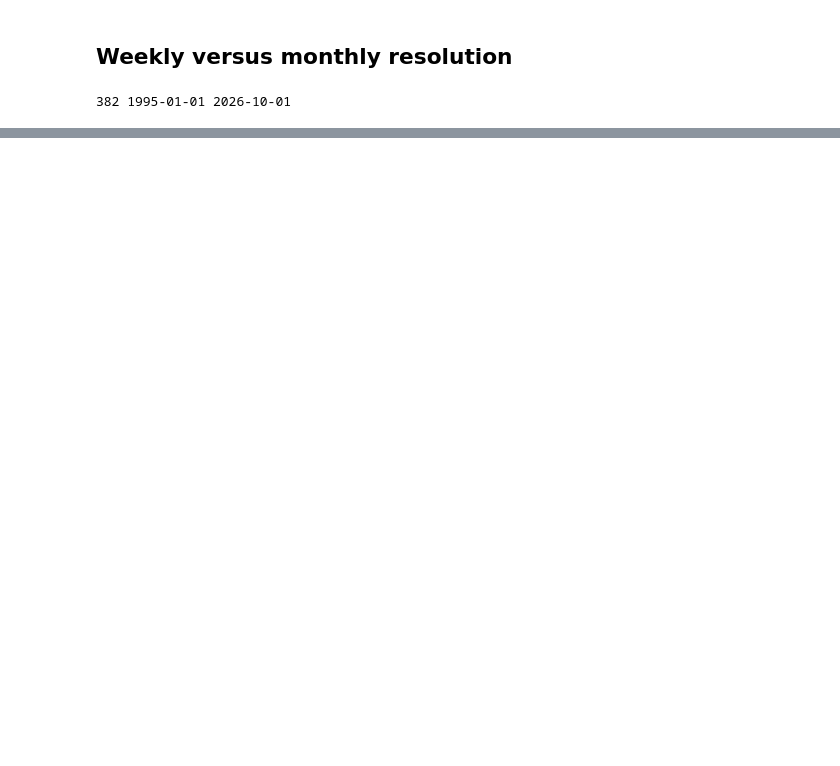
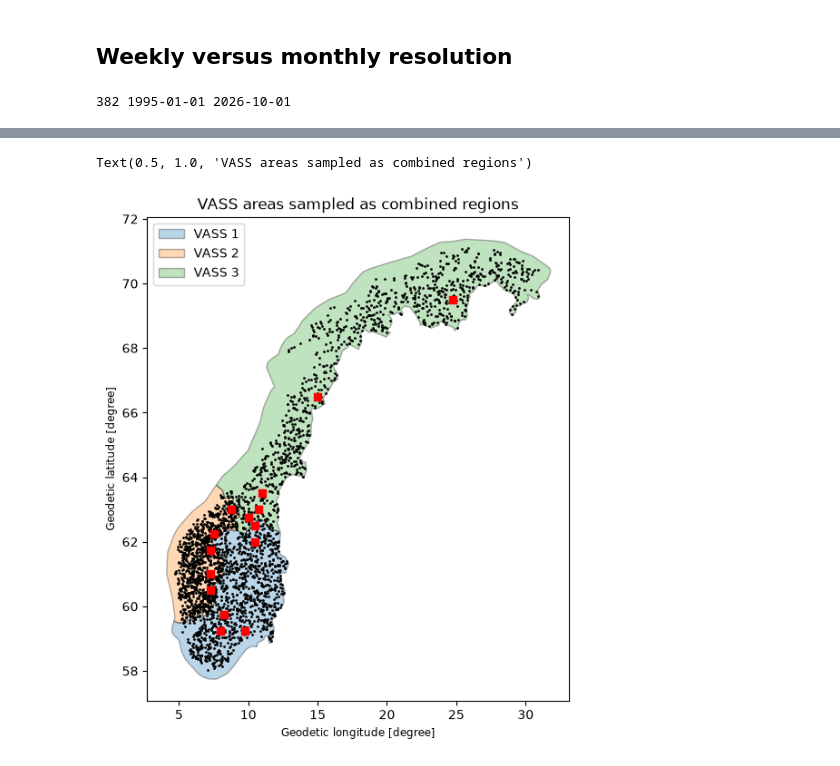
Before and after one commit to MagnusFrantsen/IND320-MagnusFrantsen, a Jupyter notebook: Notebooks/Assignment 4.ipynb, the cells around one changed output, grey strips where cells are left out. Drawn from its saved outputs; the diff is of its cells as text; code cells hidden in the pictures; blank space fills up the shorter version.

```diff
--- a/Notebooks/Assignment 4.ipynb
+++ b/Notebooks/Assignment 4.ipynb
@@ -734,0 +778,22 @@ BEST_SETTING = {"p": 2, "sd": 1, "history": 520, "horizon": 26, "sources": []}
+# %%
+# Same settings as in Part 3: metric coordinate system, number of points and random seed
+metric_crs = 25833
+samples = 1000
+seed = 320
+
+def sample_areas(areas, land, id_col, rng):
+    """Draw random points on land in each area and return them with latitude and longitude."""
+    # Joining the land polygons into one shape and making the area shapes valid
+    land_union = land.to_crs(metric_crs).geometry.make_valid().union_all()
+    valid_areas = areas.to_crs(metric_crs).assign(geometry=lambda df: df.geometry.make_valid())
+
+    # Cutting away the sea, then drawing the points and converting them to latitude and longitude
+    clipped = gpd.clip(valid_areas, land_union, keep_geom_type=True)
+    points = clipped.set_index(id_col).sample_points(samples, rng=rng).explode().to_crs(4326)
+    return pd.DataFrame({"area": points.index, "lat": points.y.values, "lon": points.x.values})
+
+rng = np.random.default_rng(seed)
+vass_points = sample_areas(vass_areas, land, "area", rng)
+
+# Each VASS area should have exactly 1,000 points
+print(vass_points.groupby("area").size())
@@ -734,0 +806,12 @@ BEST_SETTING = {"p": 2, "sd": 1, "history": 520, "horizon": 26, "sources": []}
+# %%
+# Snapping the points to the 0.25 degree weather grid and counting points per grid cell
+grid_deg = 0.25
+snapped = vass_points.assign(lat=(vass_points["lat"] / grid_deg).round() * grid_deg,
+                             lon=(vass_points["lon"] / grid_deg).round() * grid_deg)
+cells = snapped.groupby(["area", "lat", "lon"]).size().reset_index(name="n_points")
+
+# Keeping the five cells with most points in each VASS area
+vass_locations = (cells.sort_values("n_points", ascending=False).groupby("area").head(5)
+                       .sort_values(["area", "n_points"], ascending=[True, False])
+                       [["lat", "lon", "n_points", "area"]])
+print(vass_locations)
@@ -734,0 +855,9 @@ BEST_SETTING = {"p": 2, "sd": 1, "history": 520, "horizon": 26, "sources": []}
+# %%
+# Merged VASS areas with the sampled points (black) and the chosen grid cells (red squares)
+ax = vass_areas.to_crs(4326).plot(column="area", alpha=0.3, edgecolor="black", legend=True, figsize=(6, 8))
+ax.scatter(vass_points["lon"], vass_points["lat"], s=1, color="black")
+ax.scatter(vass_locations["lon"], vass_locations["lat"], s=40, color="red", marker="s")
+ax.set_title("VASS areas sampled as combined regions")
+# %% [output]
+Text(0.5, 1.0, 'VASS areas sampled as combined regions')
+[figure, added]
```
Also changed, not shown: parts of 18 cells of this notebook, 4 other files.
